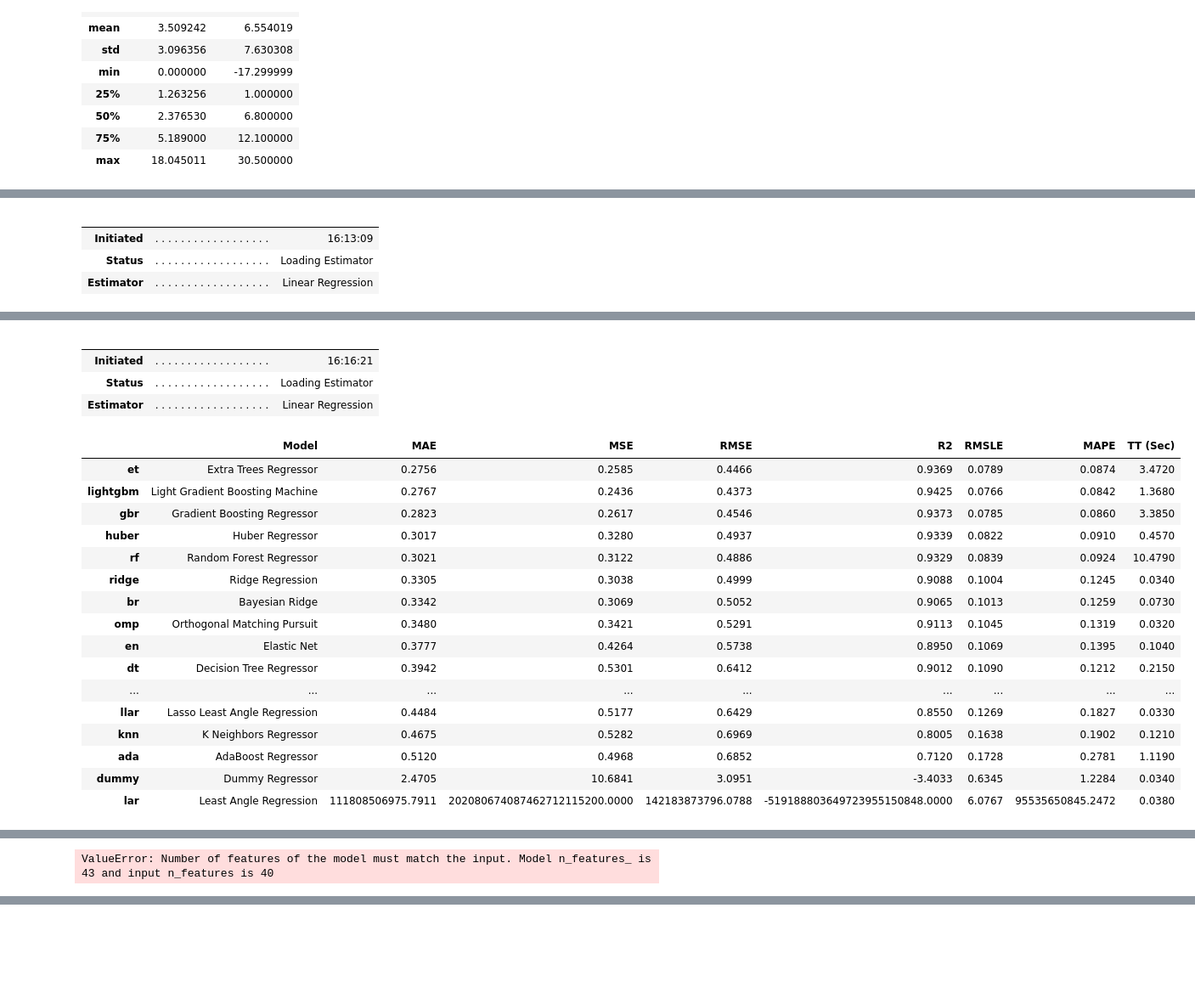
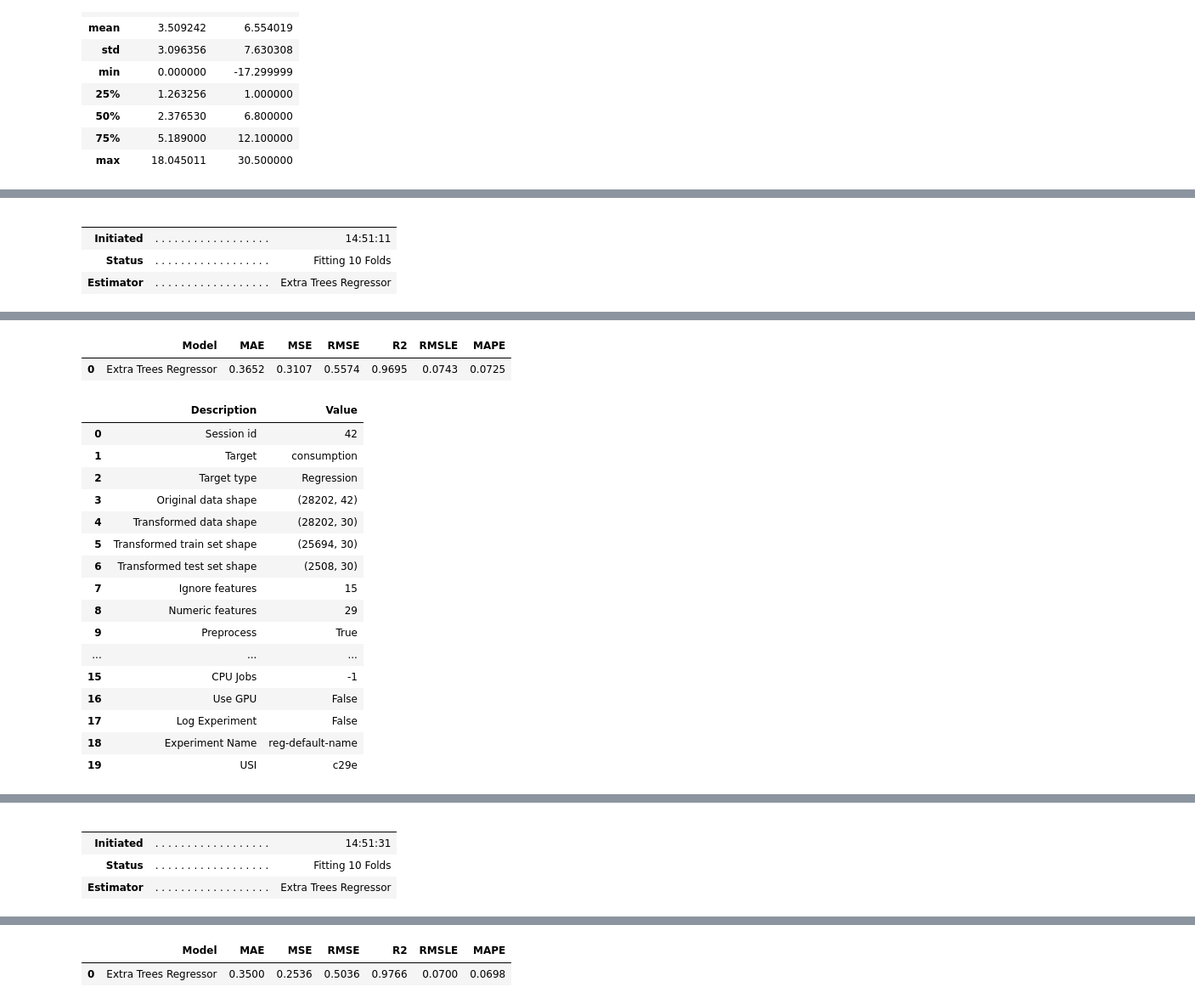
Before and after one commit to sindrjha/TDT4259, a Jupyter notebook: experiment.ipynb, the cells around one changed output, grey strips where cells are left out. Shown at 85% size. Cells and saved outputs as stored; diff of their text form; code cells hidden in the pictures; blank space fills up the shorter version.

Commit message:
Individual models

```diff
--- a/experiment.ipynb
+++ b/experiment.ipynb
@@ -133,6 +133,10 @@ for location in locations:
 import pandas as pd
 import pycaret.regression as pyr
 # Assuming df is already loaded
+
+last_date = df['time'].max().date()
+test_start_date = last_date - timedelta(days=29)
+
 df_0_10 = df[df['hour'] < 10].copy()
 df_11_24 = df[df['hour'] >= 10].copy()
 
@@ -146,24 +150,31 @@ excluded_features = ['time', 'temperature', 'original_location']
 excluded_features_11_24 = ['time',
                            'temperature',
                            'original_location',
+                           'load_t-24h',
                            'consumption_t-24h',
+                           'std_load_t-24h',
                            'avg_load_t-24h',
+                           'load_t-25h',
                            'consumption_t-25h',
+                           'std_load_t-25h',
                            'avg_load_t-25h',
+                           'load_t-26h',
                            'consumption_t-26h',
-                           'avg_load_t-26h',
+                           'std_load_t-26h',
+                           'avg_load_t-26h'
                            ]
 
 
-pyr.setup(data=train_0_10, target='consumption', ignore_features=excluded_features, test_data=test_0_10, session_id=42)
-best_model_0_10 = pyr.compare_models(sort='mae')
-
-
-pyr.setup(data=train_11_24, target='consumption', ignore_features=excluded_features_11_24, test_data=test_11_24, session_id=42)
-best_model_11_24 = pyr.compare_models(sort='mae')
+pyr.setup(data=train_0_10, target='consumption', ignore_features=excluded_features, fold_strategy = 'timeseries', test_data=test_0_10, session_id=42, data_split_shuffle=False, fold_shuffle=False)
+#best_model_0_10 = pyr.compare_models(sort='mae')
+best_model_0_10 = pyr.create_model('et')
 
 
 predictions_0_10 = pyr.predict_model(best_model_0_10, data=test_0_10)
+
+pyr.setup(data=train_11_24, target='consumption', ignore_features=excluded_features_11_24, fold_strategy = 'timeseries', test_data=test_11_24, session_id=42, data_split_shuffle=False, fold_shuffle=False)
+#best_model_11_24 = pyr.compare_models(sort='mae')
+best_model_11_24 = pyr.create_model('et')
 predictions_11_24 = pyr.predict_model(best_model_11_24, data=test_11_24)
 
 combined_predictions = pd.concat([predictions_0_10, predictions_11_24]).sort_values(by='time')
@@ -188,5 +199,5 @@ combined_predictions = pd.concat([predictions_0_10, predictions_11_24]).sort_val
 |  |  |  |
 |  |  |  |
-| Initiated | . . . . . . . . . . . . . . . . . . | 16:13:09 |
-| Status | . . . . . . . . . . . . . . . . . . | Loading Estimator |
-| Estimator | . . . . . . . . . . . . . . . . . . | Linear Regression |
+| Initiated | . . . . . . . . . . . . . . . . . . | 14:51:11 |
+| Status | . . . . . . . . . . . . . . . . . . | Fitting 10 Folds |
+| Estimator | . . . . . . . . . . . . . . . . . . | Extra Trees Regressor |
@@ -201,22 +218,19 @@ combined_predictions = pd.concat([predictions_0_10, predictions_11_24]).sort_val
-|  |  |  |
-|  |  |  |
-| Initiated | . . . . . . . . . . . . . . . . . . | 16:16:21 |
-| Status | . . . . . . . . . . . . . . . . . . | Loading Estimator |
-| Estimator | . . . . . . . . . . . . . . . . . . | Linear Regression |
+|  | Model | MAE | MSE | RMSE | R2 | RMSLE | MAPE |
+| 0 | Extra Trees Regressor | 0.3652 | 0.3107 | 0.5574 | 0.9695 | 0.0743 | 0.0725 |
-|  | Model | MAE | MSE | RMSE | R2 | RMSLE | MAPE | TT (Sec) |
-| et | Extra Trees Regressor | 0.2756 | 0.2585 | 0.4466 | 0.9369 | 0.0789 | 0.0874 | 3.4720 |
-| lightgbm | Light Gradient Boosting Machine | 0.2767 | 0.2436 | 0.4373 | 0.9425 | 0.0766 | 0.0842 | 1.3680 |
-| gbr | Gradient Boosting Regressor | 0.2823 | 0.2617 | 0.4546 | 0.9373 | 0.0785 | 0.0860 | 3.3850 |
-| huber | Huber Regressor | 0.3017 | 0.3280 | 0.4937 | 0.9339 | 0.0822 | 0.0910 | 0.4570 |
-| rf | Random Forest Regressor | 0.3021 | 0.3122 | 0.4886 | 0.9329 | 0.0839 | 0.0924 | 10.4790 |
-| ridge | Ridge Regression | 0.3305 | 0.3038 | 0.4999 | 0.9088 | 0.1004 | 0.1245 | 0.0340 |
-| br | Bayesian Ridge | 0.3342 | 0.3069 | 0.5052 | 0.9065 | 0.1013 | 0.1259 | 0.0730 |
-| omp | Orthogonal Matching Pursuit | 0.3480 | 0.3421 | 0.5291 | 0.9113 | 0.1045 | 0.1319 | 0.0320 |
-| en | Elastic Net | 0.3777 | 0.4264 | 0.5738 | 0.8950 | 0.1069 | 0.1395 | 0.1040 |
-| dt | Decision Tree Regressor | 0.3942 | 0.5301 | 0.6412 | 0.9012 | 0.1090 | 0.1212 | 0.2150 |
-| ... | ... | ... | ... | ... | ... | ... | ... | ... |
-| llar | Lasso Least Angle Regression | 0.4484 | 0.5177 | 0.6429 | 0.8550 | 0.1269 | 0.1827 | 0.0330 |
-| knn | K Neighbors Regressor | 0.4675 | 0.5282 | 0.6969 | 0.8005 | 0.1638 | 0.1902 | 0.1210 |
-| ada | AdaBoost Regressor | 0.5120 | 0.4968 | 0.6852 | 0.7120 | 0.1728 | 0.2781 | 1.1190 |
-| dummy | Dummy Regressor | 2.4705 | 10.6841 | 3.0951 | -3.4033 | 0.6345 | 1.2284 | 0.0340 |
-| lar | Least Angle Regression | 111808506975.7911 | 202080674087462712115200.0000 | 142183873796.0788 | -519188803649723955150848.0000 | 6.0767 | 95535650845.2472 | 0.0380 |
+|  | Description | Value |
+| 0 | Session id | 42 |
+| 1 | Target | consumption |
+| 2 | Target type | Regression |
+| 3 | Original data shape | (28202, 42) |
+| 4 | Transformed data shape | (28202, 30) |
+| 5 | Transformed train set shape | (25694, 30) |
+| 6 | Transformed test set shape | (2508, 30) |
+| 7 | Ignore features | 15 |
+| 8 | Numeric features | 29 |
+| 9 | Preprocess | True |
+| ... | ... | ... |
+| 15 | CPU Jobs | -1 |
+| 16 | Use GPU | False |
+| 17 | Log Experiment | False |
+| 18 | Experiment Name | reg-default-name |
+| 19 | USI | c29e |
@@ -224 +237,5 @@ combined_predictions = pd.concat([predictions_0_10, predictions_11_24]).sort_val
-ValueError: Number of features of the model must match the input. Model n_features_ is 43 and input n_features is 40
+|  |  |  |
+|  |  |  |
+| Initiated | . . . . . . . . . . . . . . . . . . | 14:51:31 |
+| Status | . . . . . . . . . . . . . . . . . . | Fitting 10 Folds |
+| Estimator | . . . . . . . . . . . . . . . . . . | Extra Trees Regressor |
@@ -224,0 +256,2 @@ ValueError: Number of features of the model must match the input. Model n_featur
+|  | Model | MAE | MSE | RMSE | R2 | RMSLE | MAPE |
+| 0 | Extra Trees Regressor | 0.3500 | 0.2536 | 0.5036 | 0.9766 | 0.0700 | 0.0698 |
```
Also changed, not shown: parts of 10 cells of this notebook, 11 other files.
